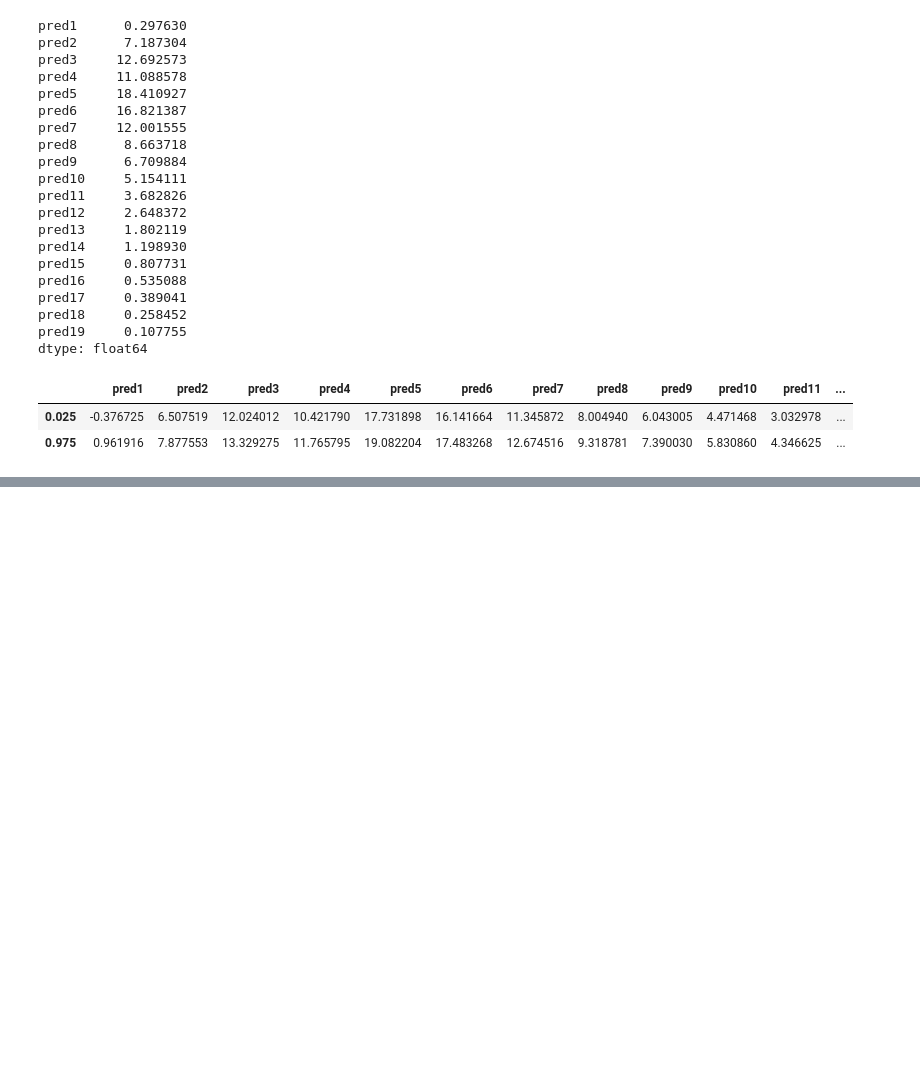
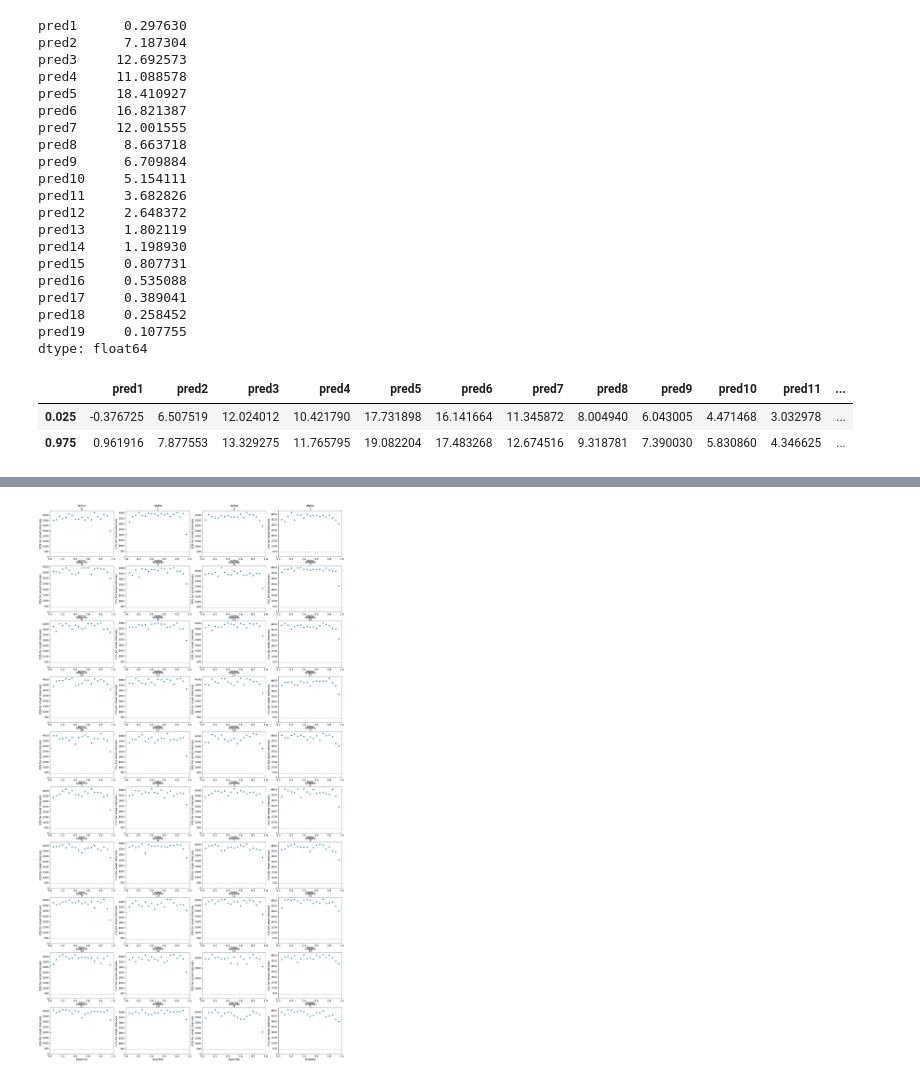
Before and after one commit to Eliasmantykoski/BDA-project, a Jupyter notebook: stan.ipynb, the cells around one changed output, grey strips where cells are left out. Cells and saved outputs as stored; diff of their text form; code cells hidden in the pictures; blank space fills up the shorter version.

```diff
--- a/stan.ipynb
+++ b/stan.ipynb
@@ -344,0 +454,5 @@ az.summary(fit_hier)
+# %%
+separate_idata = az.from_pystan(posterior=fit_separate)
+az.plot_ess(separate_idata, var_names=['alpha', 'beta', 'sigma'], kind='local');
+# %% [output]
+[figure, added]
```
Also changed, not shown: parts of 24 cells of this notebook.
